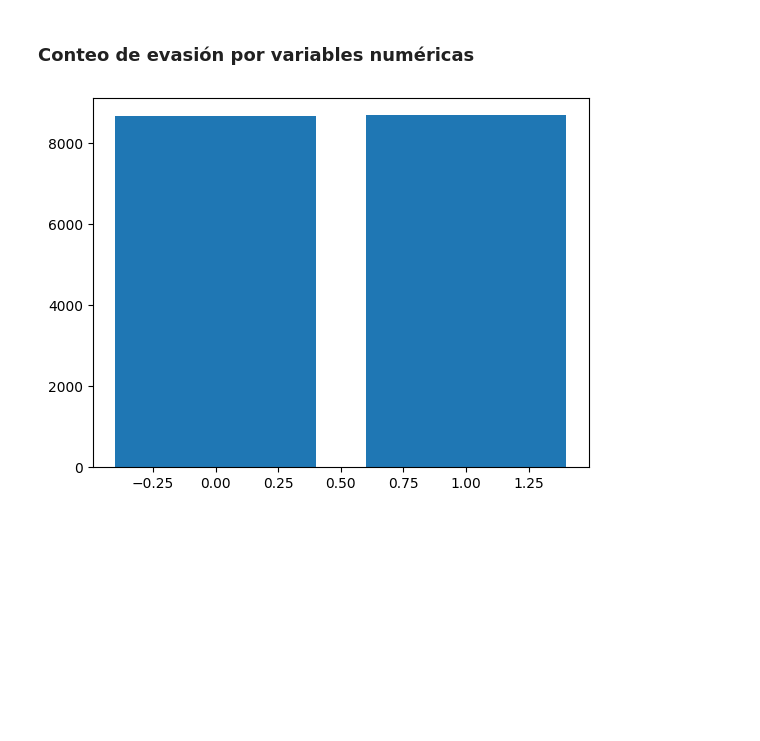
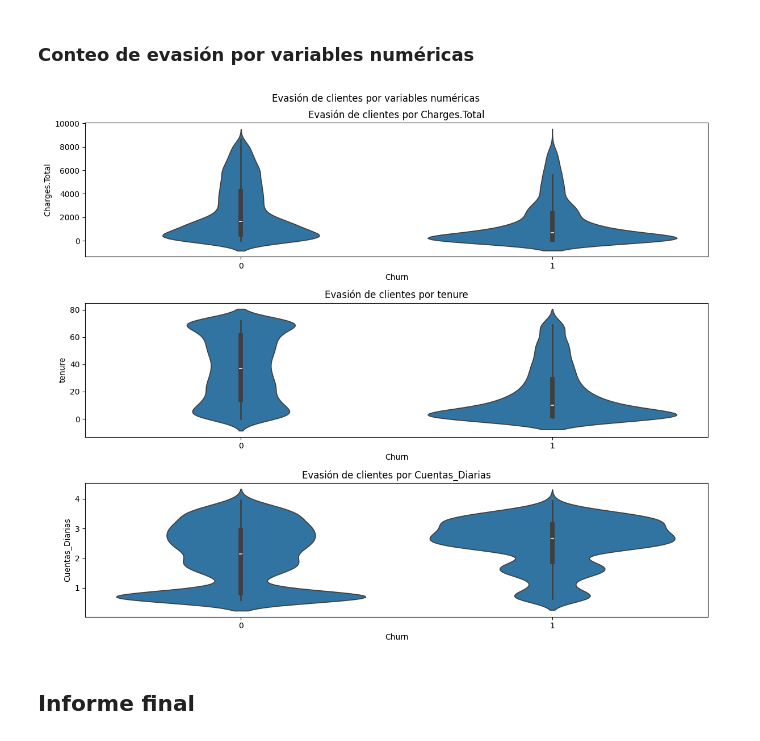
Before and after one commit to LeandroD-240/Oracle-Practices, a Jupyter notebook: TelecomX.ipynb, the cells around one changed output. Drawn from its saved outputs; the diff is of its cells as text; code cells hidden in the pictures; blank space fills up the shorter version.

```diff
--- a/TelecomX.ipynb
+++ b/TelecomX.ipynb
@@ -381,8 +384,20 @@ plt.show()
 # %% [markdown]
 ### Conteo de evasión por variables numéricas
-# %%
-plt.figure()
-plt.scatter(df["Churn"], df["Charges.Total"])
-plt.show()
-# %% [output]
-[figure, removed]
+# %%
+vio_cols = ["Charges.Total", "tenure", "Cuentas_Diarias"]
+
+fig, ax = plt.subplots(3, 1, figsize=(12, 10))
+fig.suptitle("Evasión de clientes por variables numéricas")
+axes = ax.flatten()
+
+for i in range(len(vio_cols)):
+    sns.violinplot(data=df, x="Churn", y=vio_cols[i], ax=axes[i])
+    axes[i].set_title(f"Evasión de clientes por {vio_cols[i]}")
+
+plt.savefig("img/Evasion_de_clientes_por_variables_numericas.png")
+plt.tight_layout()
+plt.show()
+# %% [output]
+[figure, added]
+# %% [markdown]
+## Informe final
```
Also changed, not shown: parts of 11 cells of this notebook.
